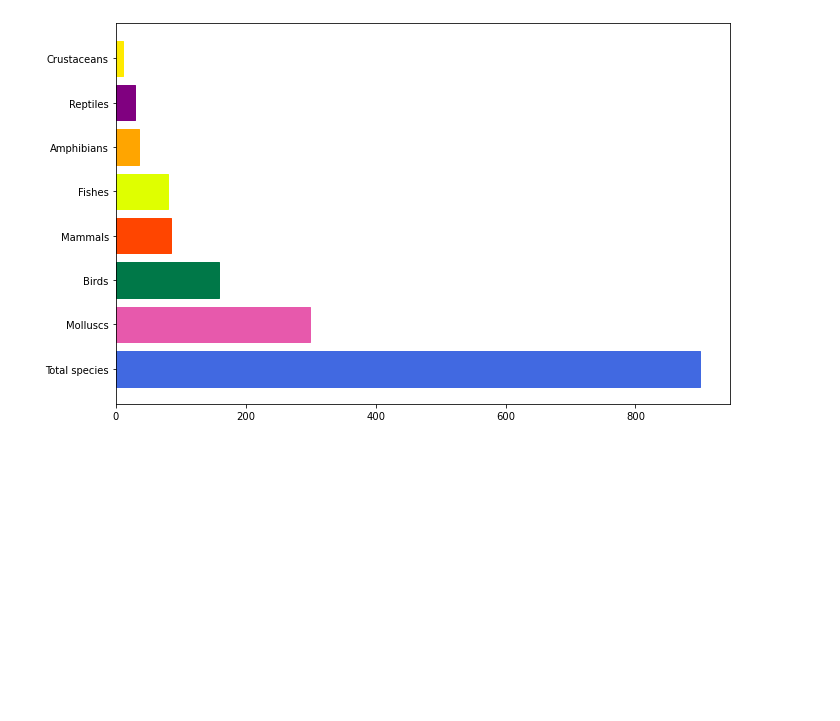
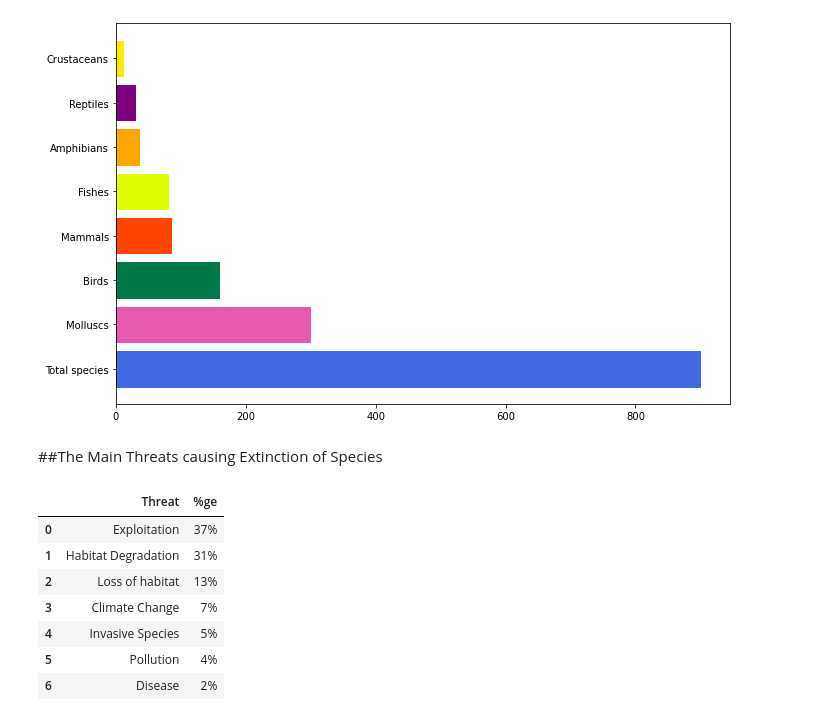
Before and after one commit to Vaidehii28/Python-project, a Jupyter notebook: PYTHON PROJECT.ipynb, the cells around one changed output. Saved outputs shown, nothing was run; the diff lists cells and outputs as text; code cells hidden in the pictures; blank space fills up the shorter version.

Commit message:
added main threats to extinction

```diff
--- a/PYTHON PROJECT.ipynb
+++ b/PYTHON PROJECT.ipynb
@@ -105,6 +105,24 @@ diff__color[7].set_color('#FFEA00')
 plt.show()
 # %% [output]
 [figure]
+# %% [markdown]
+##The Main Threats causing Extinction of Species
+# %%
+import pandas as pd
+
+data = [['Exploitation', '37%'], ['Habitat Degradation', '31%'], ['Loss of habitat', '13%'], ['Climate Change','7%'],['Invasive Species','5%'],['Pollution','4%'],['Disease','2%']]
+
+df = pd.DataFrame(data, columns = ['Threat', '%ge'])
+df
+# %% [output]
+|  | Threat | %ge |
+| 0 | Exploitation | 37% |
+| 1 | Habitat Degradation | 31% |
+| 2 | Loss of habitat | 13% |
+| 3 | Climate Change | 7% |
+| 4 | Invasive Species | 5% |
+| 5 | Pollution | 4% |
+| 6 | Disease | 2% |
 # %%
 import matplotlib.pyplot as plt
 import numpy as np
```
Also changed, not shown: parts of 1 cell of this notebook.
